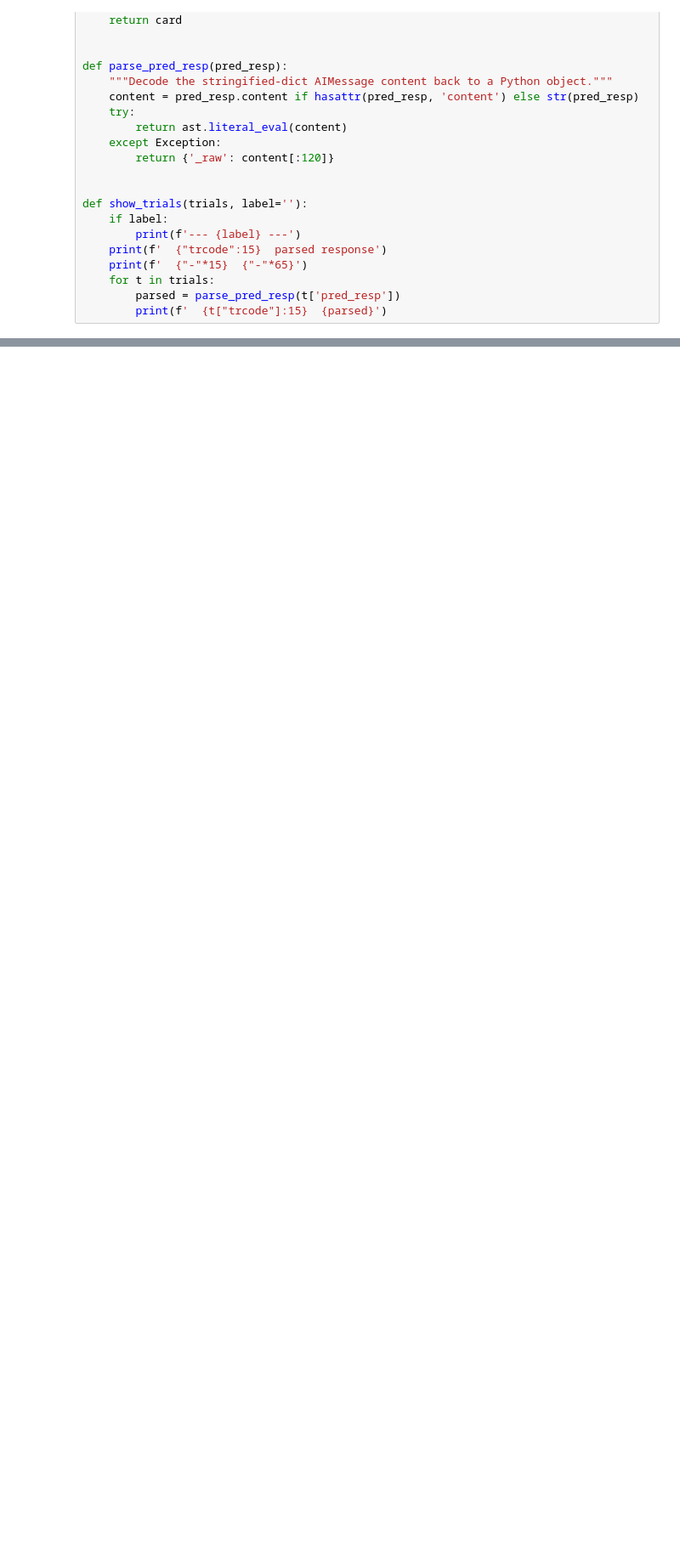
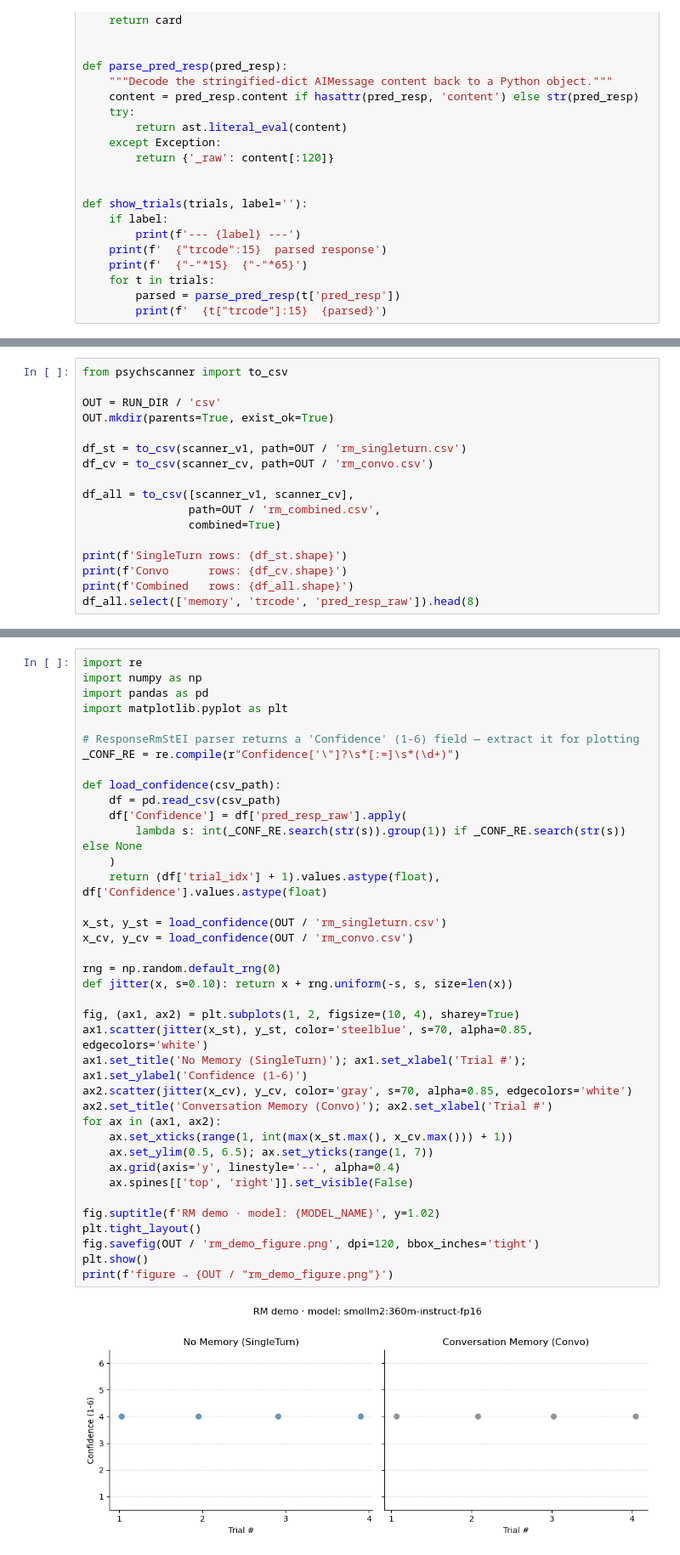
Before and after one commit to saurabhr/psychscanner, a Jupyter notebook: examples/00_quickstart.ipynb, the cells around one changed output, grey strips where cells are left out. Shown at 85% size. Cells and saved outputs as stored; diff of their text form; blank space fills up the shorter version.

```diff
--- a/examples/00_quickstart.ipynb
+++ b/examples/00_quickstart.ipynb
@@ -131,0 +176,17 @@ TOTAL RUNS: 1   RESUME IDX: None
+# %%
+from psychscanner import to_csv
+
+OUT = RUN_DIR / 'csv'
+OUT.mkdir(parents=True, exist_ok=True)
+
+df_st = to_csv(scanner_v1, path=OUT / 'rm_singleturn.csv')
+df_cv = to_csv(scanner_cv, path=OUT / 'rm_convo.csv')
+
+df_all = to_csv([scanner_v1, scanner_cv],
+                path=OUT / 'rm_combined.csv',
+                combined=True)
+
+print(f'SingleTurn rows: {df_st.shape}')
+print(f'Convo      rows: {df_cv.shape}')
+print(f'Combined   rows: {df_all.shape}')
+df_all.select(['memory', 'trcode', 'pred_resp_raw']).head(8)
@@ -131,0 +211,40 @@ TOTAL RUNS: 1   RESUME IDX: None
+# %%
+import re
+import numpy as np
+import pandas as pd
+import matplotlib.pyplot as plt
+
+# ResponseRmStEI parser returns a 'Confidence' (1-6) field — extract it for plotting
+_CONF_RE = re.compile(r"Confidence['\"]?\s*[:=]\s*(\d+)")
+
+def load_confidence(csv_path):
+    df = pd.read_csv(csv_path)
+    df['Confidence'] = df['pred_resp_raw'].apply(
+        lambda s: int(_CONF_RE.search(str(s)).group(1)) if _CONF_RE.search(str(s)) else None
+    )
+    return (df['trial_idx'] + 1).values.astype(float), df['Confidence'].values.astype(float)
+
+x_st, y_st = load_confidence(OUT / 'rm_singleturn.csv')
+x_cv, y_cv = load_confidence(OUT / 'rm_convo.csv')
+
+rng = np.random.default_rng(0)
+def jitter(x, s=0.10): return x + rng.uniform(-s, s, size=len(x))
+
+fig, (ax1, ax2) = plt.subplots(1, 2, figsize=(10, 4), sharey=True)
+ax1.scatter(jitter(x_st), y_st, color='steelblue', s=70, alpha=0.85, edgecolors='white')
+ax1.set_title('No Memory (SingleTurn)'); ax1.set_xlabel('Trial #'); ax1.set_ylabel('Confidence (1-6)')
+ax2.scatter(jitter(x_cv), y_cv, color='gray', s=70, alpha=0.85, edgecolors='white')
+ax2.set_title('Conversation Memory (Convo)'); ax2.set_xlabel('Trial #')
+for ax in (ax1, ax2):
+    ax.set_xticks(range(1, int(max(x_st.max(), x_cv.max())) + 1))
+    ax.set_ylim(0.5, 6.5); ax.set_yticks(range(1, 7))
+    ax.grid(axis='y', linestyle='--', alpha=0.4)
+    ax.spines[['top', 'right']].set_visible(False)
+
+fig.suptitle(f'RM demo · model: {MODEL_NAME}', y=1.02)
+plt.tight_layout()
+fig.savefig(OUT / 'rm_demo_figure.png', dpi=120, bbox_inches='tight')
+plt.show()
+print(f'figure → {OUT / "rm_demo_figure.png"}')
+# %% [output]
+[figure, added]
```
Also changed, not shown: parts of 14 cells of this notebook, 42 other files.
